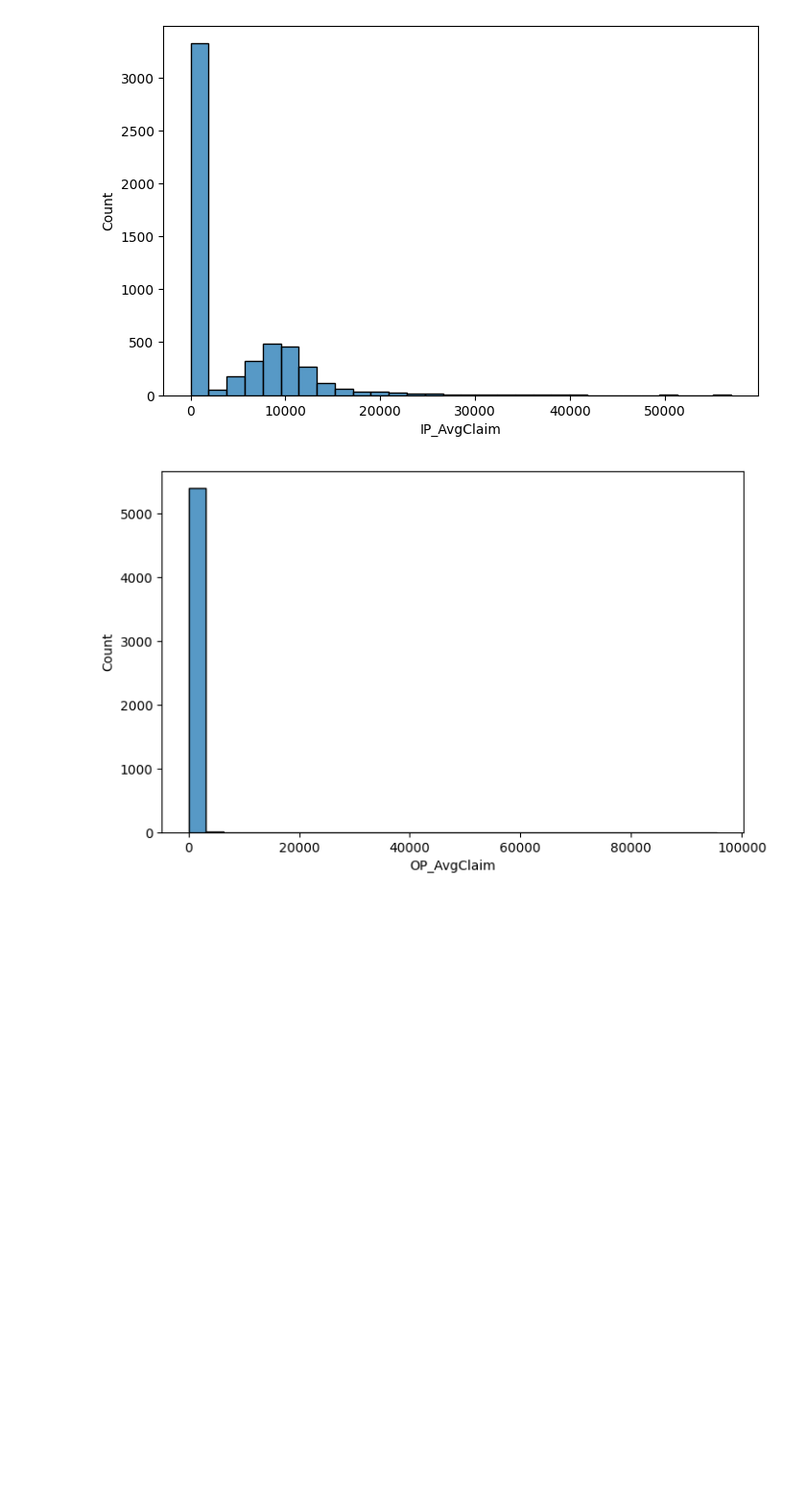
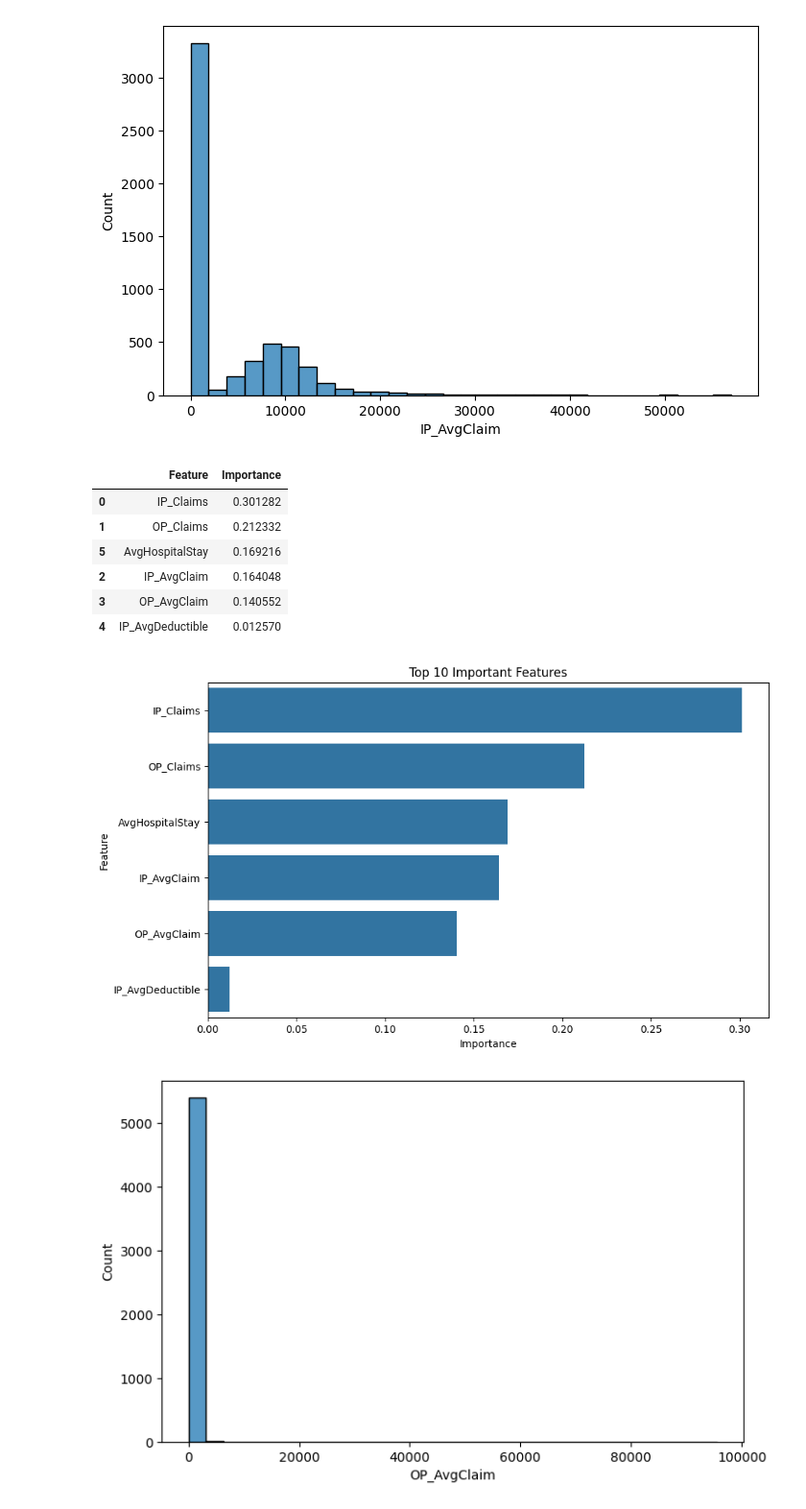
Before and after one commit to rishitha067/Healthcare-Fraud-Detection, a Jupyter notebook: Healthcare_Provider_Fraud_Detection.ipynb, the cells around one changed output. Shown at 96% size. Drawn from its saved outputs; the diff is of its cells as text; code cells hidden in the pictures; blank space fills up the shorter version.

```diff
--- a/Healthcare_Provider_Fraud_Detection.ipynb
+++ b/Healthcare_Provider_Fraud_Detection.ipynb
@@ -491,6 +569,39 @@ sns.histplot(
 plt.show()
 # %% [output]
 [figure]
+# %%
+importance = pd.DataFrame({
+    'Feature':X.columns,
+    'Importance':RandomForestClassifier(
+        n_estimators=200,
+        random_state=42
+    ).fit(X,y).feature_importances_
+})
+
+importance = importance.sort_values(
+    by='Importance',
+    ascending=False
+)
+
+display(importance)
+
+plt.figure(figsize=(10,6))
+sns.barplot(
+    data=importance.head(10),
+    x='Importance',
+    y='Feature'
+)
+plt.title("Top 10 Important Features")
+plt.show()
+# %% [output]
+|  | Feature | Importance |
+| 0 | IP_Claims | 0.301282 |
+| 1 | OP_Claims | 0.212332 |
+| 5 | AvgHospitalStay | 0.169216 |
+| 2 | IP_AvgClaim | 0.164048 |
+| 3 | OP_AvgClaim | 0.140552 |
+| 4 | IP_AvgDeductible | 0.012570 |
+[figure, added]
 # %%
 plt.figure(figsize=(8,5))
 
```
Also changed, not shown: parts of 8 cells of this notebook.
